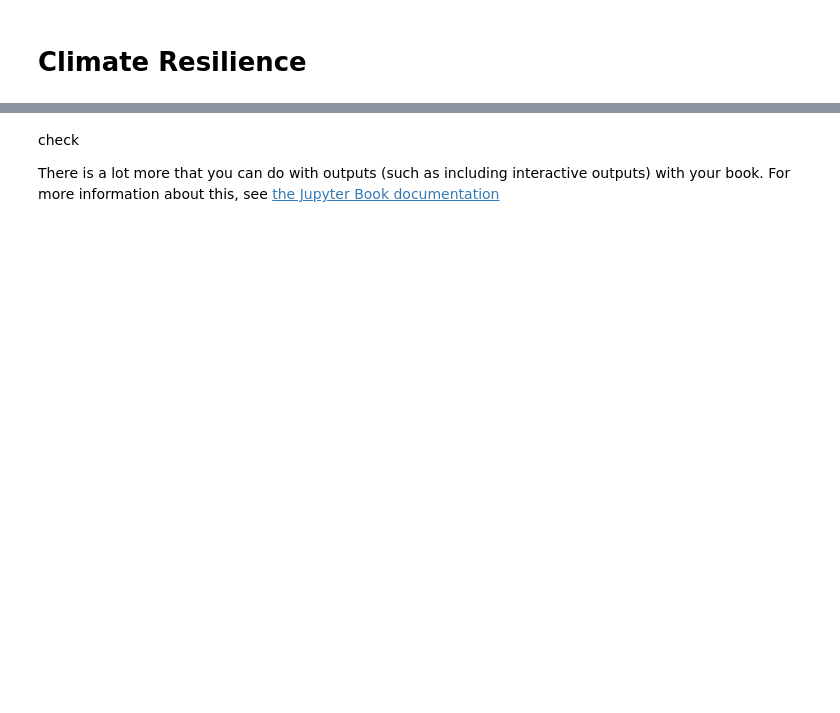
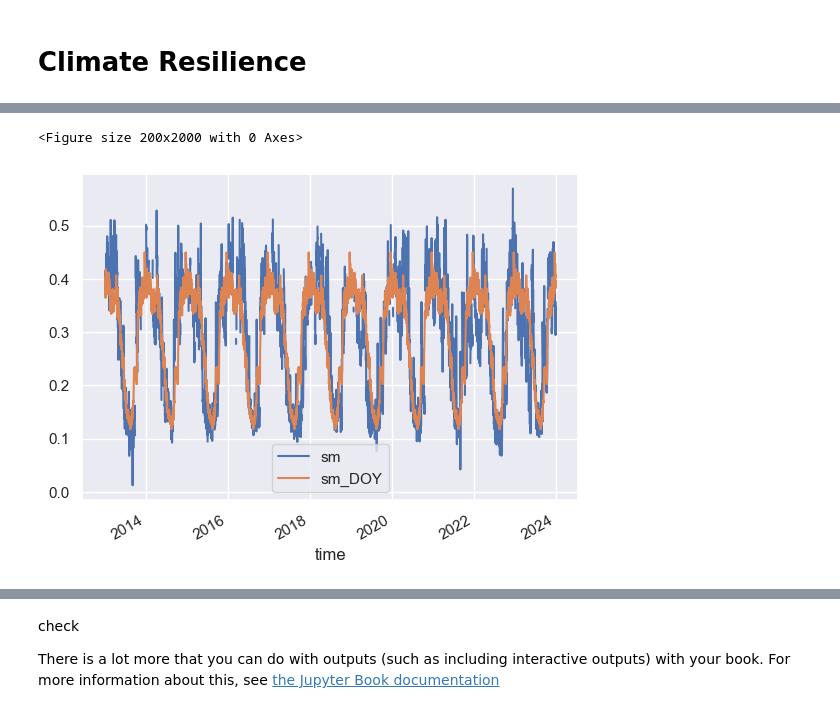
Before and after one commit to nadja1390/RAFIP, a Jupyter notebook: Climate_resilience.ipynb, the cells around one changed output, grey strips where cells are left out. Saved outputs shown, nothing was run; the diff lists cells and outputs as text; code cells hidden in the pictures; blank space fills up the shorter version.

```diff
--- a/Climate_resilience.ipynb
+++ b/Climate_resilience.ipynb
@@ -8,19 +2,0 @@ plt.ion()
-# %%
-# Fixing random state for reproducibility
-np.random.seed(19680801)
-
-N = 10
-data = [np.logspace(0, 1, 100) + np.random.randn(100) + ii for ii in range(N)]
-data = np.array(data).T
-cmap = plt.cm.coolwarm
-rcParams['axes.prop_cycle'] = cycler(color=cmap(np.linspace(0, 1, N)))
-
-
-from matplotlib.lines import Line2D
-custom_lines = [Line2D([0], [0], color=cmap(0.), lw=4),
-                Line2D([0], [0], color=cmap(.5), lw=4),
-                Line2D([0], [0], color=cmap(1.), lw=4)]
-
-fig, ax = plt.subplots(figsize=(10, 5))
-lines = ax.plot(data)
-ax.legend(custom_lines, ['Cold', 'Medium', 'Hot']);
@@ -26,0 +5,11 @@ ax.legend(custom_lines, ['Cold', 'Medium', 'Hot']);
+# %%
+import matplotlib.pyplot as plt
+import pandas as pd
+import os
+import seaborn as sns
+
+# to pick it up fast where you left
+sm_df = pd.read_csv(os.path.join('Data/soil_moisture','Soil_moisture.csv'), index_col=0, header=0)
+sm_df.index = pd.to_datetime(sm_df.index)
+
+print(sm_df.head())
@@ -26,0 +24,12 @@ ax.legend(custom_lines, ['Cold', 'Medium', 'Hot']);
+# %%
+plt.close()
+sns.set_theme()
+
+plt.figure(figsize=(2,20))
+sm_df[['sm','sm_DOY']].plot()
+plt.savefig('soilmoistureALL.png', dpi=500)
+
+plt.show()
+# %% [output]
+<Figure size 200x2000 with 0 Axes>
+[figure, added]
```
Also changed, not shown: parts of 4 cells of this notebook.
